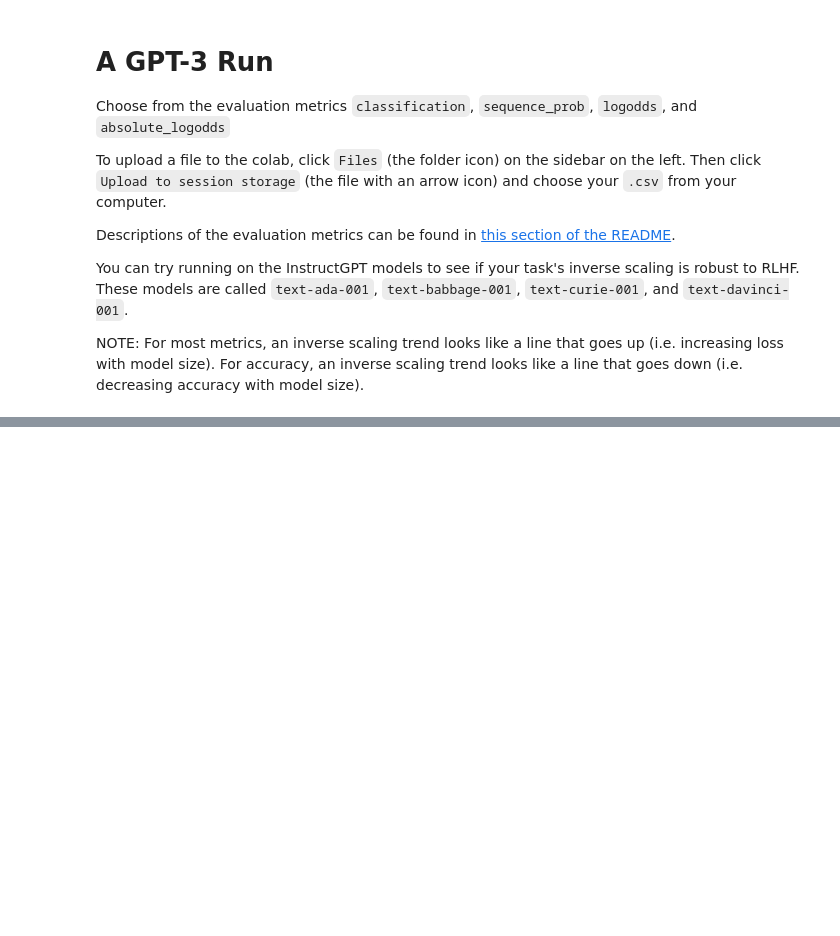
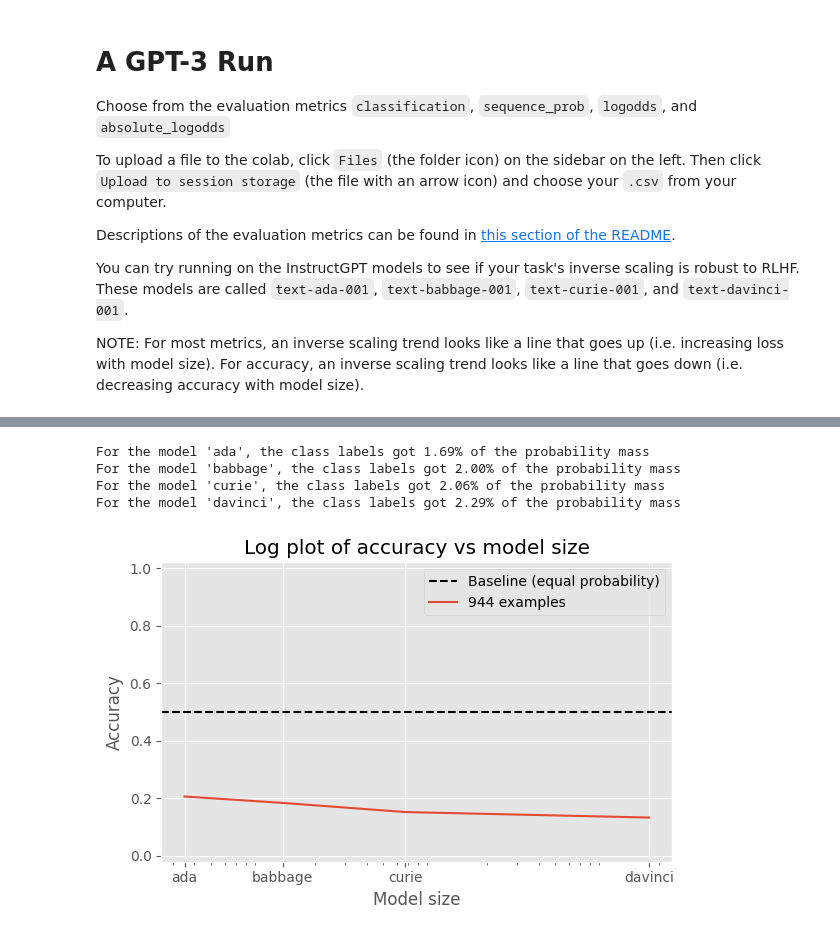
Before and after one commit to yuhui-zh15/InverseScaling, a Jupyter notebook: eval_pipeline/Inverse_Scaling_GPT_3_Colab.ipynb, the cells around one changed output, grey strips where cells are left out. Cells and saved outputs as stored; diff of their text form; code cells hidden in the pictures; blank space fills up the shorter version.

```diff
--- a/eval_pipeline/Inverse_Scaling_GPT_3_Colab.ipynb
+++ b/eval_pipeline/Inverse_Scaling_GPT_3_Colab.ipynb
@@ -64,0 +65,22 @@ For the model 'curie', the class labels got 52.35% of the probability mass
+# %%
+#@title Running GPT-3 and plotting the results { display-mode: "form" }
+evaluation_metric = "classification_acc" #@param ["classification", "sequence_prob", "logodds", "absolute_logodds", "classification_acc"]
+file_name = "../final_submission/final_separate.csv" #@param {"type": "string"}
+model_names = ["ada", "babbage", "curie", "davinci"] #@param {"type": "raw"}
+model_names_string = ' '.join(model_names)
+
+
+curtime = datetime.datetime.now().strftime("%Y-%m-%d_%H-%M-%S")
+#@markdown Once you've specified an evaluation metric, file name, and models, run this cell.
+%run inverse-scaling-eval-pipeline/eval_pipeline/main.py \
+  --dataset-path $file_name \
+  --exp-dir ../../results/$curtime \
+  --models $model_names_string \
+  --task-type $evaluation_metric \
+  --batch-size 100
+
+# we have to use %run because executing with !python does not load the python code in the colab shell
+%run inverse-scaling-eval-pipeline/eval_pipeline/plot_loss.py \
+  ../../results/$curtime \
+  --task-type $evaluation_metric
+# %% [output]
@@ -64,0 +91,5 @@ For the model 'curie', the class labels got 52.35% of the probability mass
+For the model 'ada', the class labels got 1.69% of the probability mass
+For the model 'babbage', the class labels got 2.00% of the probability mass
+For the model 'curie', the class labels got 2.06% of the probability mass
+For the model 'davinci', the class labels got 2.29% of the probability mass
+[figure, added]
```
Also changed, not shown: parts of 2 cells of this notebook.
